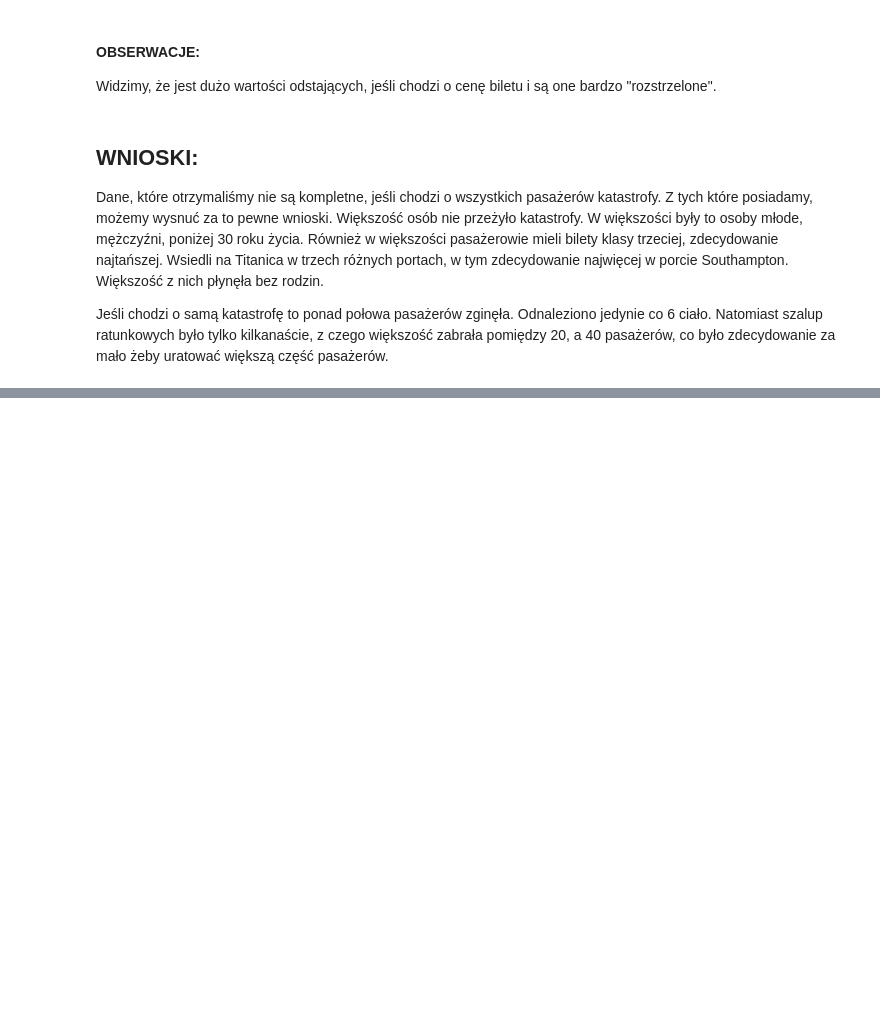
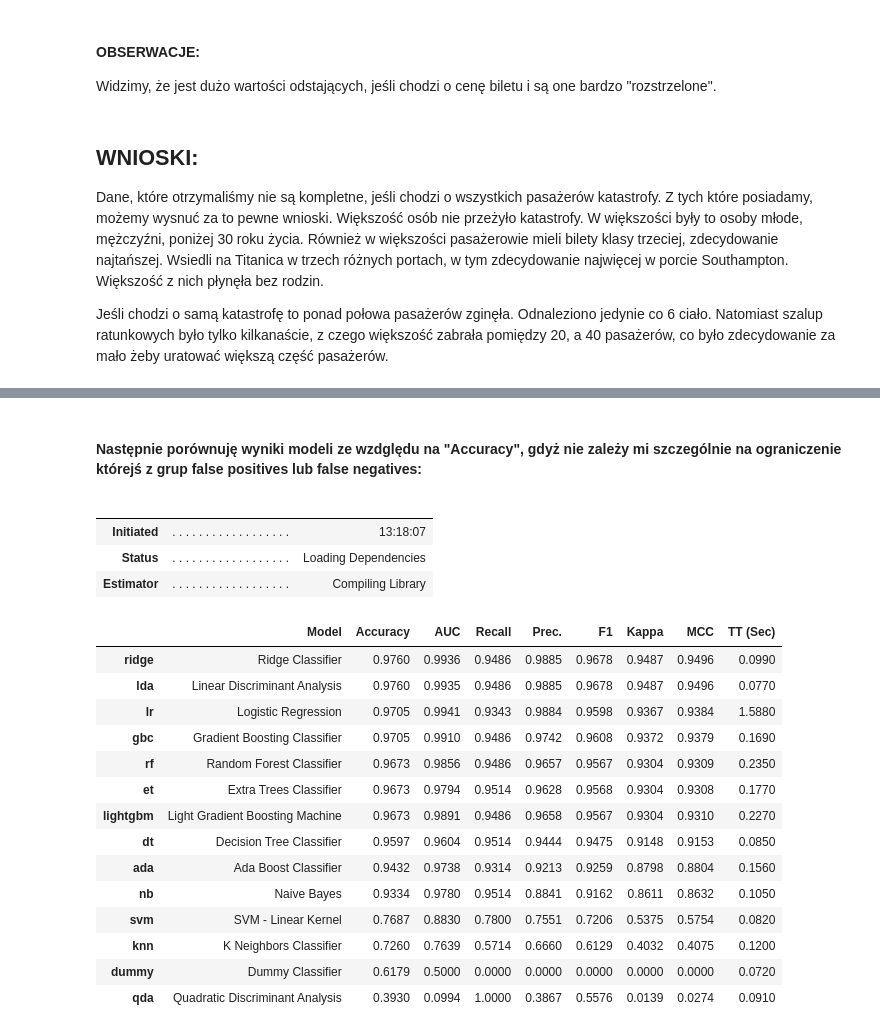
Before and after one commit to pimazur/ds_ai_portfolio, a Jupyter notebook: titanic/notebook/titanic.ipynb, the cells around one changed output, grey strips where cells are left out. Cells and saved outputs as stored; diff of their text form; code cells hidden in the pictures; blank space fills up the shorter version.

```diff
--- a/titanic/notebook/titanic.ipynb
+++ b/titanic/notebook/titanic.ipynb
@@ -414,0 +438,25 @@ Jeśli chodzi o samą katastrofę to ponad połowa pasażerów zginęła. Odnale
+# %% [markdown]
+#### Następnie porównuję wyniki modeli ze wzdględu na "Accuracy", gdyż nie zależy mi szczególnie na ograniczenie którejś z grup false positives lub false negatives:
+# %%
+best_model = compare_models()
+# %% [output]
+|  |  |  |
+|  |  |  |
+| Initiated | . . . . . . . . . . . . . . . . . . | 13:18:07 |
+| Status | . . . . . . . . . . . . . . . . . . | Loading Dependencies |
+| Estimator | . . . . . . . . . . . . . . . . . . | Compiling Library |
+|  | Model | Accuracy | AUC | Recall | Prec. | F1 | Kappa | MCC | TT (Sec) |
+| ridge | Ridge Classifier | 0.9760 | 0.9936 | 0.9486 | 0.9885 | 0.9678 | 0.9487 | 0.9496 | 0.0990 |
+| lda | Linear Discriminant Analysis | 0.9760 | 0.9935 | 0.9486 | 0.9885 | 0.9678 | 0.9487 | 0.9496 | 0.0770 |
+| lr | Logistic Regression | 0.9705 | 0.9941 | 0.9343 | 0.9884 | 0.9598 | 0.9367 | 0.9384 | 1.5880 |
+| gbc | Gradient Boosting Classifier | 0.9705 | 0.9910 | 0.9486 | 0.9742 | 0.9608 | 0.9372 | 0.9379 | 0.1690 |
+| rf | Random Forest Classifier | 0.9673 | 0.9856 | 0.9486 | 0.9657 | 0.9567 | 0.9304 | 0.9309 | 0.2350 |
+| et | Extra Trees Classifier | 0.9673 | 0.9794 | 0.9514 | 0.9628 | 0.9568 | 0.9304 | 0.9308 | 0.1770 |
+| lightgbm | Light Gradient Boosting Machine | 0.9673 | 0.9891 | 0.9486 | 0.9658 | 0.9567 | 0.9304 | 0.9310 | 0.2270 |
+| dt | Decision Tree Classifier | 0.9597 | 0.9604 | 0.9514 | 0.9444 | 0.9475 | 0.9148 | 0.9153 | 0.0850 |
+| ada | Ada Boost Classifier | 0.9432 | 0.9738 | 0.9314 | 0.9213 | 0.9259 | 0.8798 | 0.8804 | 0.1560 |
+| nb | Naive Bayes | 0.9334 | 0.9780 | 0.9514 | 0.8841 | 0.9162 | 0.8611 | 0.8632 | 0.1050 |
+| svm | SVM - Linear Kernel | 0.7687 | 0.8830 | 0.7800 | 0.7551 | 0.7206 | 0.5375 | 0.5754 | 0.0820 |
+| knn | K Neighbors Classifier | 0.7260 | 0.7639 | 0.5714 | 0.6660 | 0.6129 | 0.4032 | 0.4075 | 0.1200 |
+| dummy | Dummy Classifier | 0.6179 | 0.5000 | 0.0000 | 0.0000 | 0.0000 | 0.0000 | 0.0000 | 0.0720 |
+| qda | Quadratic Discriminant Analysis | 0.3930 | 0.0994 | 1.0000 | 0.3867 | 0.5576 | 0.0139 | 0.0274 | 0.0910 |
```
Also changed, not shown: parts of 20 cells of this notebook, 9 other files.
